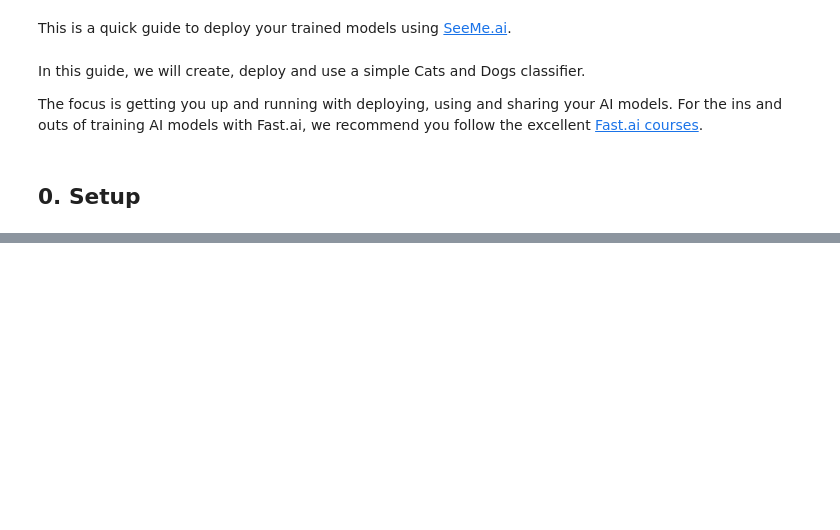
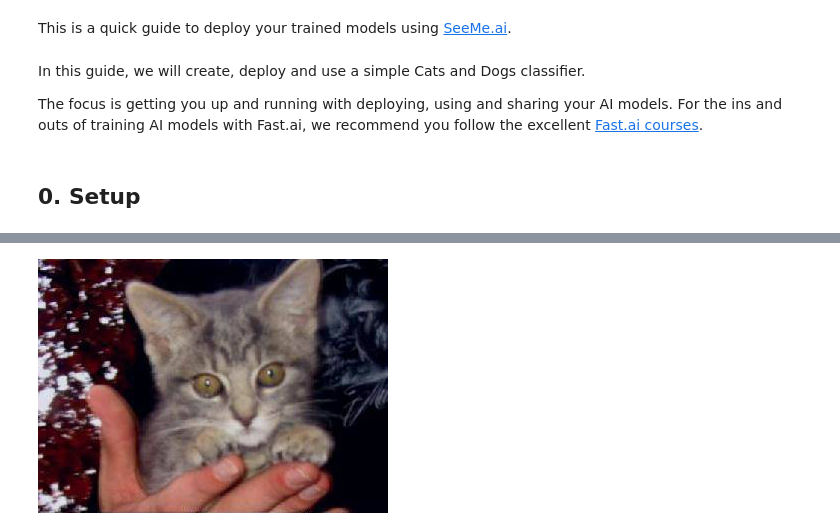
Before and after one commit to zerotosingularity/seeme-quick-guides, a Jupyter notebook: seeme-quick-guide-fastai-v2.ipynb, the cells around one changed output, grey strips where cells are left out. Cells and saved outputs as stored; diff of their text form; code cells hidden in the pictures; blank space fills up the shorter version.

```diff
--- a/seeme-quick-guide-fastai-v2.ipynb
+++ b/seeme-quick-guide-fastai-v2.ipynb
@@ -19,0 +53,3 @@ The folder you are executing pip from can no longer be found.
+# %%
+# get the `catsdogs` dataset
+path = untar_data(URLs.DOGS)
@@ -19,0 +83,8 @@ The folder you are executing pip from can no longer be found.
+# %%
+# Find an image to test our model with
+img = PILImage.create(path/"test1/10789.jpg")
+# %%
+# Pretty clear for us humans
+img
+# %% [output]
+[figure, added]
```
Also changed, not shown: parts of 13 cells of this notebook.
